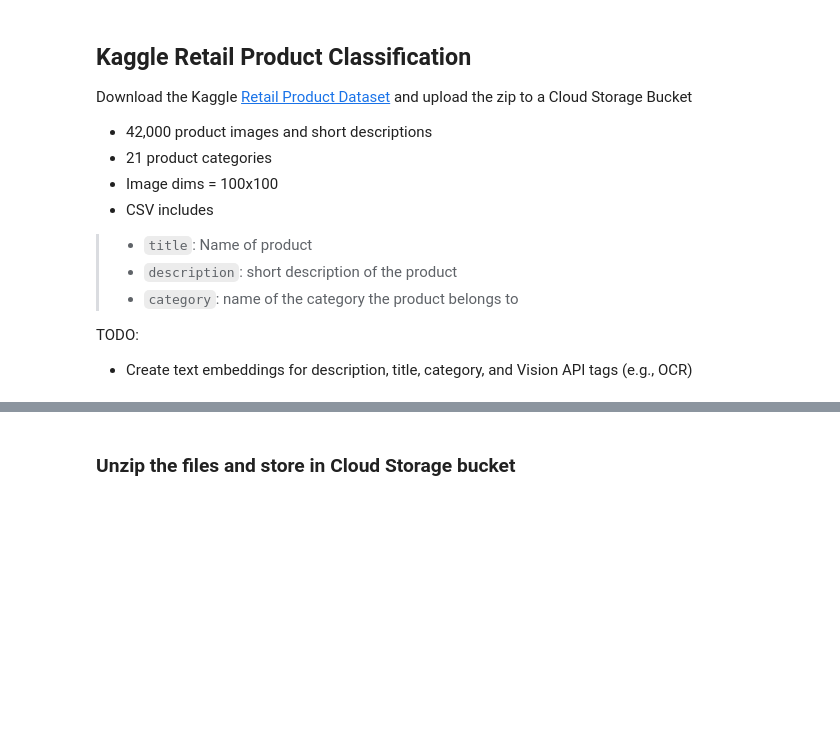
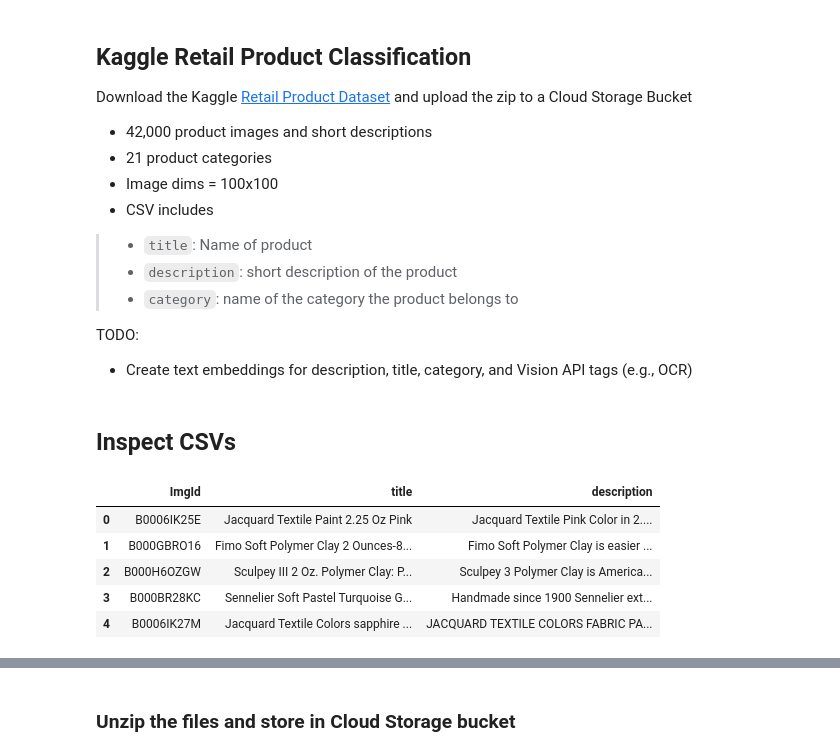
Before and after one commit to tottenjordan/retail-visual-similarity, a Jupyter notebook: retail-dataset-prep.ipynb, the cells around one changed output, grey strips where cells are left out. Drawn from its saved outputs; the diff is of its cells as text; code cells hidden in the pictures; blank space fills up the shorter version.

```diff
--- a/retail-dataset-prep.ipynb
+++ b/retail-dataset-prep.ipynb
@@ -98,3 +101,16 @@ Download the Kaggle [Retail Product Dataset](https://www.kaggle.com/c/retail-pro
 
 TODO:
 * Create text embeddings for description, title, category, and Vision API tags (e.g., OCR)
+# %% [markdown]
+## Inspect CSVs
+# %%
+CSV_URI = 'gs://retail-products-kaggle/data-full/test.csv'
+test_csv = pd.read_csv(CSV_URI)
+test_csv.head()
+# %% [output]
+|  | ImgId | title | description |
+| 0 | B0006IK25E | Jacquard Textile Paint 2.25 Oz Pink | Jacquard Textile Pink Color in 2.... |
+| 1 | B000GBRO16 | Fimo Soft Polymer Clay 2 Ounces-8... | Fimo Soft Polymer Clay is easier ... |
+| 2 | B000H6OZGW | Sculpey III 2 Oz. Polymer Clay: P... | Sculpey 3 Polymer Clay is America... |
+| 3 | B000BR28KC | Sennelier Soft Pastel Turquoise G... | Handmade since 1900 Sennelier ext... |
+| 4 | B0006IK27M | Jacquard Textile Colors sapphire ... | JACQUARD TEXTILE COLORS FABRIC PA... |
```
Also changed, not shown: parts of 17 cells of this notebook, 1 other file.
